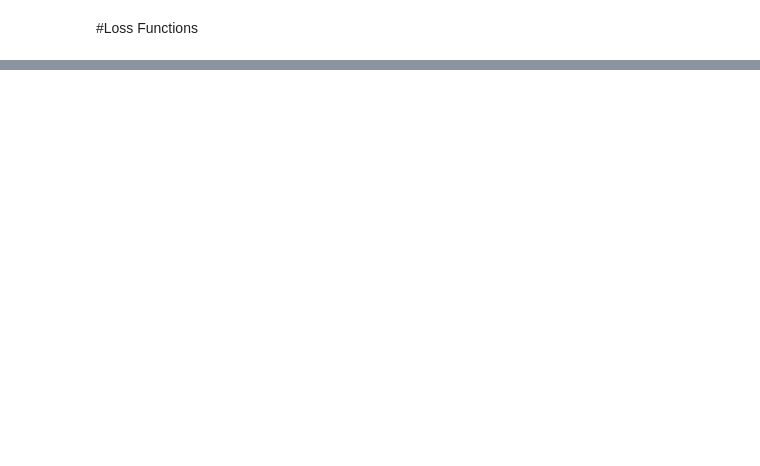
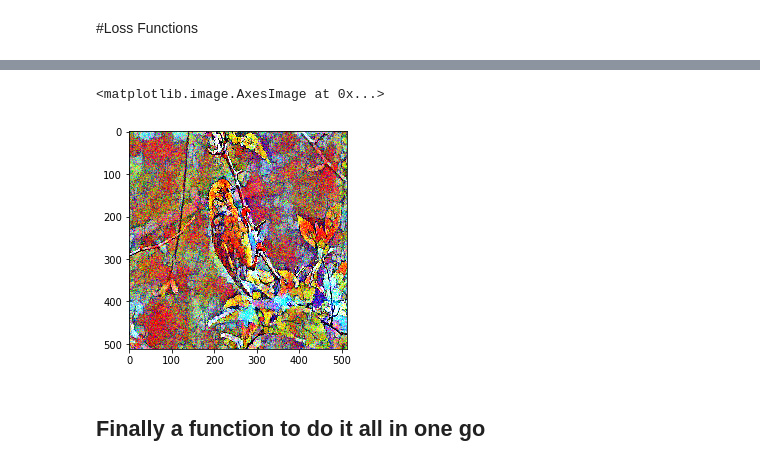
Before and after one commit to Saharsh007/Neural-Style-Transfer, a Jupyter notebook: NSTv1_with_explanation.ipynb, the cells around one changed output, grey strips where cells are left out. Drawn from its saved outputs; the diff is of its cells as text; code cells hidden in the pictures; blank space fills up the shorter version.

```diff
--- a/NSTv1_with_explanation.ipynb
+++ b/NSTv1_with_explanation.ipynb
@@ -232,0 +280,8 @@ f_outputs = backend.function([combination_image], outputs)
+# %%
+#a object of the class defined above
+evaluator = Evaluator()
+# %%
+#returns a array of shape (1,height,width,3) between values (0-128) - (255-128)
+x = np.random.uniform(0, 255, (1, height, width, 3)) - 128.
+print(x.shape)
+print(x)
@@ -232,0 +314,11 @@ f_outputs = backend.function([combination_image], outputs)
+# %%
+iterations = 15
+
+for i in range(iterations):
+    print('Start of iteration', i)
+    start_time = time.time()
+    x, min_val, info = fmin_l_bfgs_b(evaluator.loss, x.flatten(),
+                                     fprime=evaluator.grads, maxfun = 20)
+    print('Current loss value:', min_val)
+    end_time = time.time()
+    print('Iteration %d completed in %ds' % (i, end_time - start_time))
@@ -232,0 +343,20 @@ f_outputs = backend.function([combination_image], outputs)
+# %%
+x = x.reshape((height, width, 3))
+x = x[:, :, ::-1]
+x[:, :, 0] += 103.939
+x[:, :, 1] += 116.779
+x[:, :, 2] += 123.68
+x = np.clip(x, 0, 255).astype('uint8')
+# %%
+Image.fromarray(x)
+
+# from scipy.misc import imsave
+# imsave('sloth_sketch.jpg', x)
+
+import matplotlib.pyplot as plt
+plt.imshow(x)
+# %% [output]
+<matplotlib.image.AxesImage at 0x...>
+[figure, added]
+# %% [markdown]
+## Finally a function to do it all in one go
```
Also changed, not shown: parts of 20 cells of this notebook, 16 other files.
